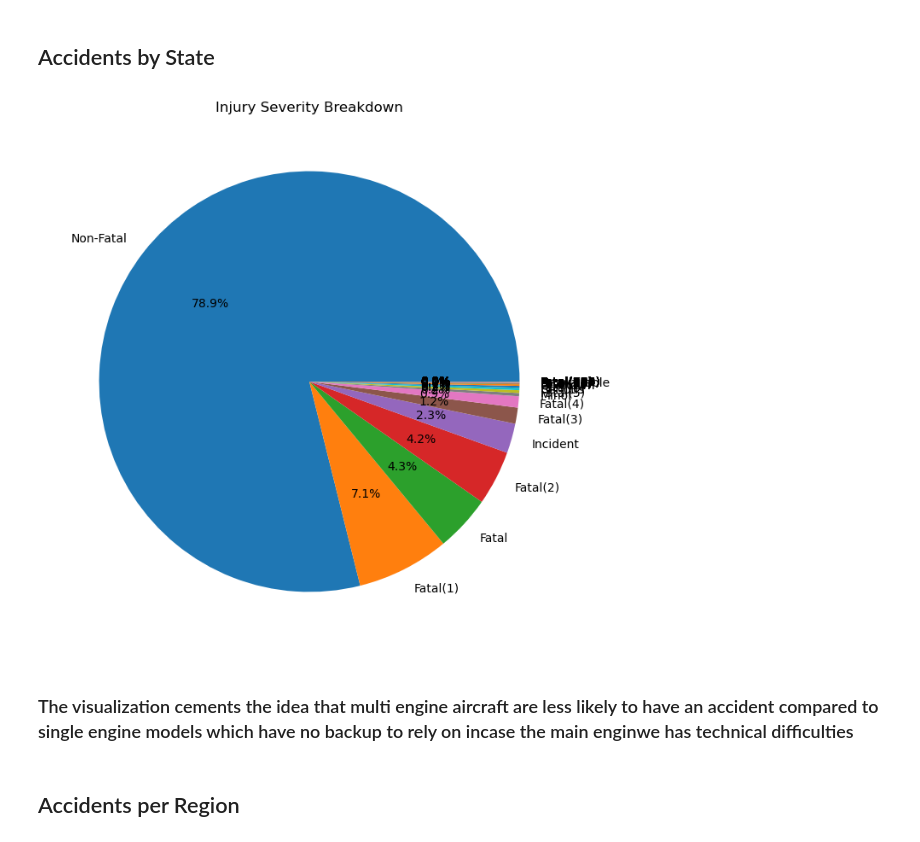
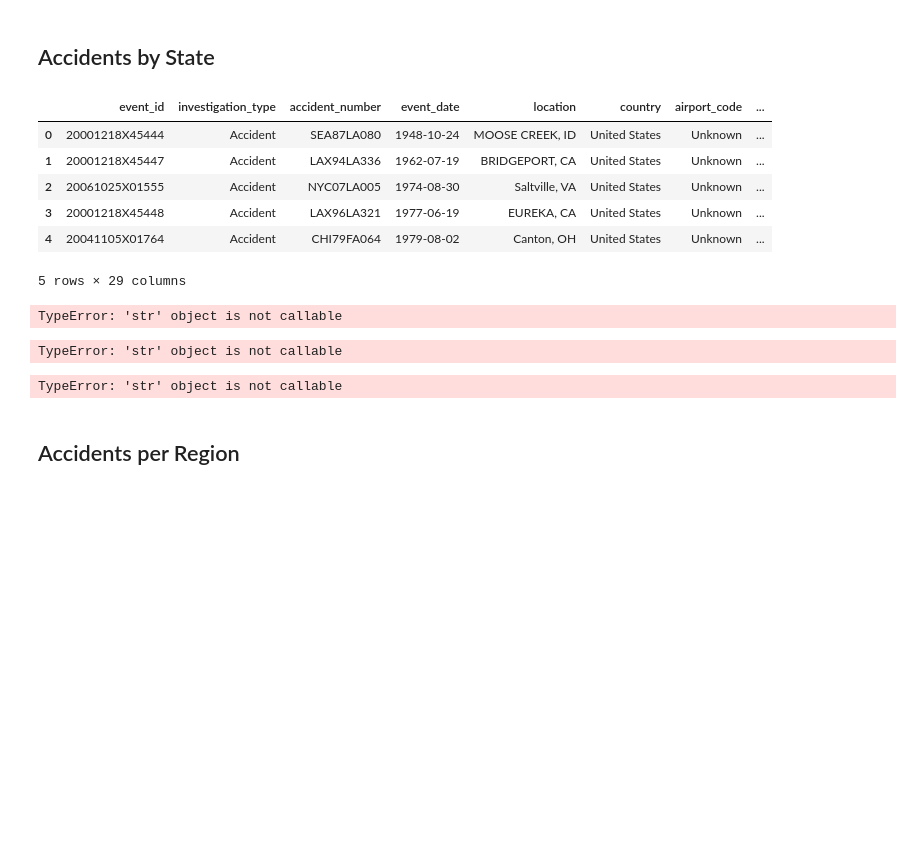
Before and after one commit to makau99/Aviation-Analysis, a Jupyter notebook: aviationdata.ipynb, the cells around one changed output. Cells and saved outputs as stored; diff of their text form; code cells hidden in the pictures; blank space fills up the shorter version.

Commit message:
visual

```diff
--- a/aviationdata.ipynb
+++ b/aviationdata.ipynb
@@ -314,17 +350,68 @@ df.to_excel('data/clean_data.xlsx', index=False)
 # Data Visualization
 # %% [markdown]
 ## Accidents by State
+# %%
+df= pd.read_excel("data/clean_data.xlsx")
+# %%
+df.head()
+# %% [output]
+|  | event_id | investigation_type | accident_number | event_date | location | country | airport_code | ... |
+| 0 | 20001218X45444 | Accident | SEA87LA080 | 1948-10-24 | MOOSE CREEK, ID | United States | Unknown | ... |
+| 1 | 20001218X45447 | Accident | LAX94LA336 | 1962-07-19 | BRIDGEPORT, CA | United States | Unknown | ... |
+| 2 | 20061025X01555 | Accident | NYC07LA005 | 1974-08-30 | Saltville, VA | United States | Unknown | ... |
+| 3 | 20001218X45448 | Accident | LAX96LA321 | 1977-06-19 | EUREKA, CA | United States | Unknown | ... |
+| 4 | 20041105X01764 | Accident | CHI79FA064 | 1979-08-02 | Canton, OH | United States | Unknown | ... |
+5 rows × 29 columns
+# %%
+weather_severity = (
+    df.groupby(['weather_condition', 'injury_severity'], dropna=False)
+    .size()
+    .reset_index(name='count')
+    .pivot(index='weather_condition', columns='injury_severity', values='count')
+    .fillna(0)
+    .astype(int)  # Ensure integer counts
+)
+# %% [output]
+TypeError: 'str' object is not callable
+# %%
+# Create a frequency table with groupby
+weather_severity = (
+    df.groupby(['weather_condition', 'injury_severity'])
+    .size()
+    .reset_index(name='count')
+    .pivot(index='weather_condition', columns='injury_severity', values='count')
+    .fillna(0)
+)
+
+print(weather_severity.head())  # Let’s verify it looks right now
+# %% [output]
+TypeError: 'str' object is not callable
 # %%
-# Injury severity breakdown
-plt.figure(figsize=(8, 8))
-df['injury_severity'].value_counts().plot(kind='pie', autopct='%1.1f%%')
-plt.title('Injury Severity Breakdown')
-plt.ylabel('')
+# Grouping weather conditions and injury severity counts
+weather_severity = (
+    df.groupby(['weather_condition', 'injury_severity'])
+    .size()
+    .unstack(fill_value=0)
+)
+
+# Create a stacked bar chart
+weather_severity.plot(
+    kind='bar',
+    stacked=True,
+    figsize=(10, 6),
+    colormap='Set2',
+    edgecolor='black'
+)
+
+plt.title('Weather Condition vs Injury Severity', fontsize=18, fontweight='bold')
+plt.xlabel('Weather Condition', fontsize=14)
+plt.ylabel('Number of Incidents', fontsize=14)
+plt.legend(title='Injury Severity', bbox_to_anchor=(1, 0.5), loc='center left', fontsize=12)
+plt.tight_layout()
+
 plt.show()
 # %% [output]
-[figure, removed]
+TypeError: 'str' object is not callable
-# %% [markdown]
-### The visualization cements the idea that multi engine aircraft are less likely to have an accident compared to single engine models which have no backup to rely on incase the main enginwe has technical difficulties
 # %% [markdown]
 ## Accidents per Region
 # %%
```
Also changed, not shown: parts of 8 cells of this notebook, 1 other file.
